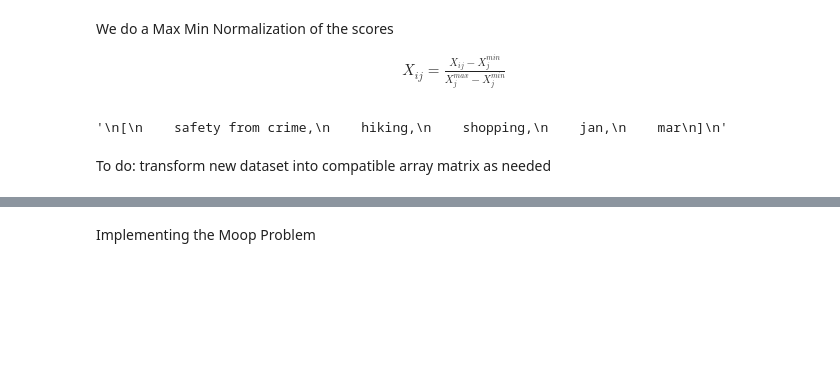
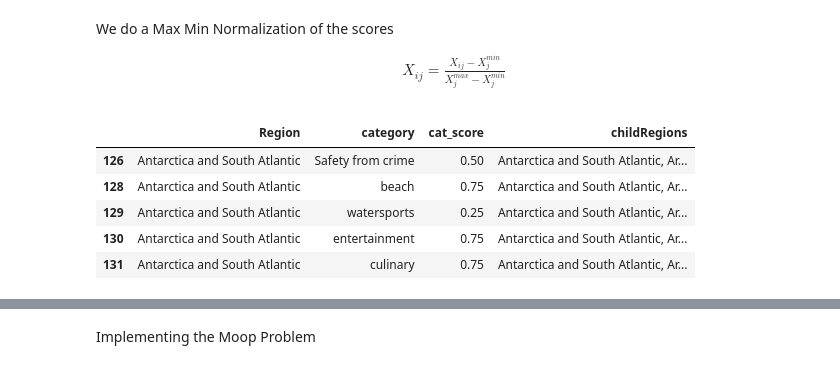
Before and after one commit to idaShobs/destirec-composite, a Jupyter notebook: Implementation/main.ipynb, the cells around one changed output, grey strips where cells are left out. Drawn from its saved outputs; the diff is of its cells as text; code cells hidden in the pictures; blank space fills up the shorter version.

```diff
--- a/Implementation/main.ipynb
+++ b/Implementation/main.ipynb
@@ -51,19 +124,13 @@ X_{ij} = \frac{X_{ij} - X_j^{min}}{X_j^{max}-X_j^{min}}
 \end{align*}
 $$
 # %%
-start_df = PreEmo.get_start_df()
+user_input,considered_cats, start_df = PreEmo.get_start_df()
-# %%
-by_region = start_df.groupby(['Region', 'category', 'month_name'])
-'''
-[
-    safety from crime,
-    hiking,
-    shopping,
-    jan,
-    mar
-]
-'''
-# %% [output]
-'\n[\n    safety from crime,\n    hiking,\n    shopping,\n    jan,\n    mar\n]\n'
-# %% [markdown]
-To do: transform new dataset into compatible array matrix as needed
+# %%
+start_df.head()
+# %% [output]
+|  | Region | category | cat_score | childRegions |
+| 126 | Antarctica and South Atlantic | Safety from crime | 0.50 | Antarctica and South Atlantic, Ar... |
+| 128 | Antarctica and South Atlantic | beach | 0.75 | Antarctica and South Atlantic, Ar... |
+| 129 | Antarctica and South Atlantic | watersports | 0.25 | Antarctica and South Atlantic, Ar... |
+| 130 | Antarctica and South Atlantic | entertainment | 0.75 | Antarctica and South Atlantic, Ar... |
+| 131 | Antarctica and South Atlantic | culinary | 0.75 | Antarctica and South Atlantic, Ar... |
```
Also changed, not shown: parts of 30 cells of this notebook.
